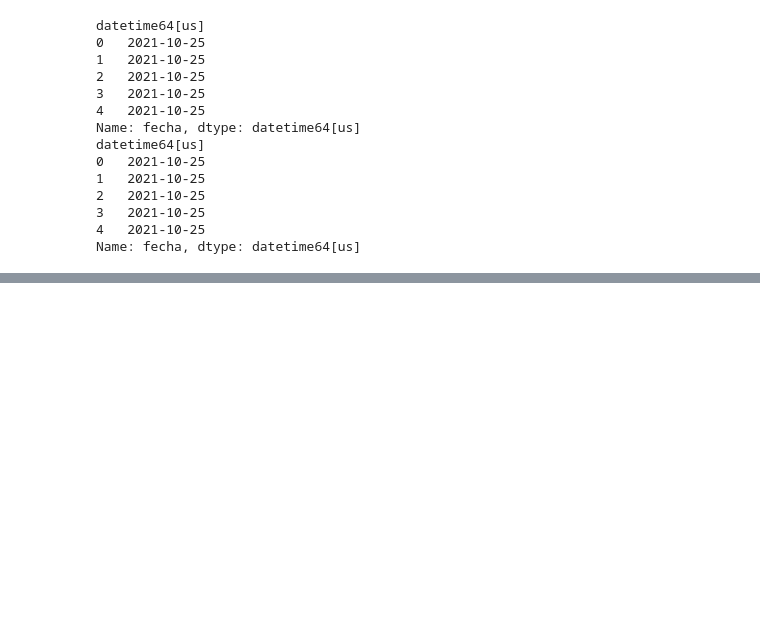
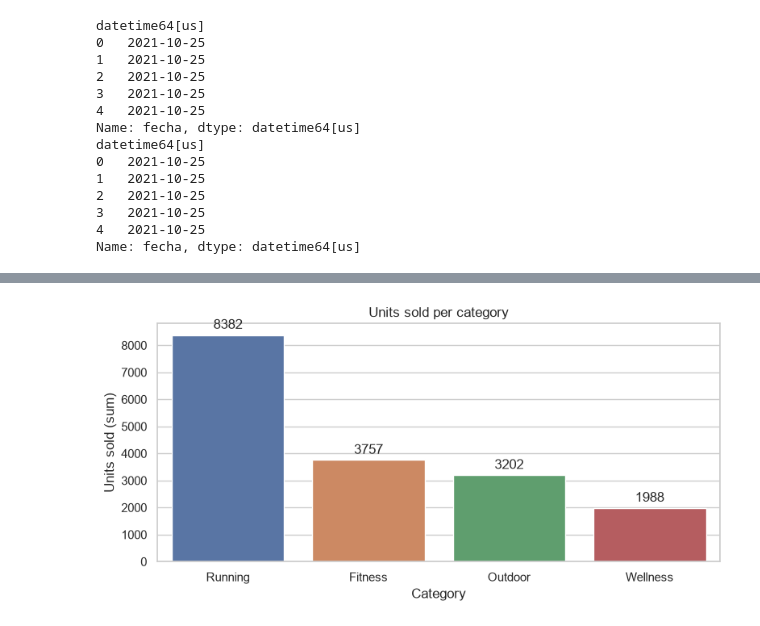
Before and after one commit to madatascienceml/black-friday-sales-forecasting, a Jupyter notebook: notebooks/entrenamiento.ipynb, the cells around one changed output, grey strips where cells are left out. Saved outputs shown, nothing was run; the diff lists cells and outputs as text; code cells hidden in the pictures; blank space fills up the shorter version.

```diff
--- a/notebooks/entrenamiento.ipynb
+++ b/notebooks/entrenamiento.ipynb
@@ -332,0 +399,19 @@ df.head()
+# %%
+# Sum the units sold per category
+unidades_categoria = df.groupby("categoria", as_index=False)["unidades_vendidas"].sum().sort_values("unidades_vendidas", ascending=False)
+
+# Plot the units sold per category
+fig, ax = plt.subplots(figsize=(8, 4))
+sns.barplot(data=unidades_categoria, x="categoria", y="unidades_vendidas", hue="categoria", legend=False, ax=ax)
+
+# Add the data label to each bar
+for container in ax.containers:
+    ax.bar_label(container, fmt="%d", padding=3)
+
+ax.set_title("Units sold per category")
+ax.set_xlabel("Category")
+ax.set_ylabel("Units sold (sum)")
+plt.tight_layout()
+plt.show()
+# %% [output]
+[figure, added]
```
Also changed, not shown: parts of 13 cells of this notebook.
